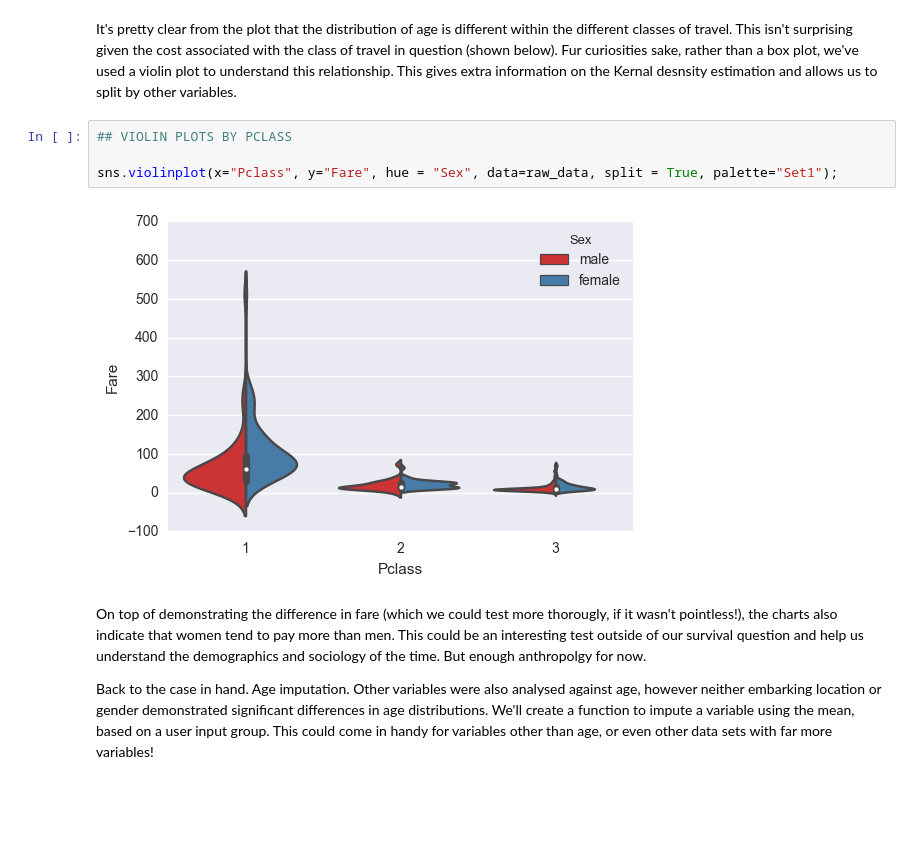
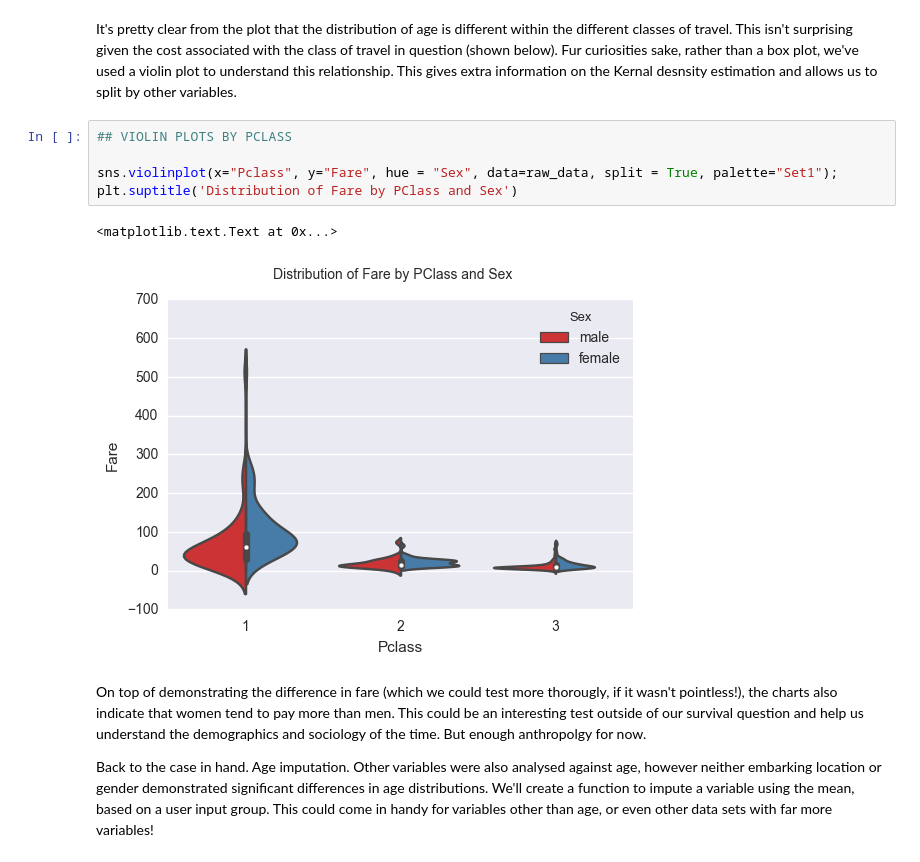
Before and after one commit to Dimantarian/UdacityNanoDegreeDataAnalysis, a Jupyter notebook: P2 Investigate a dataset - The TItanic.ipynb, the cells around one changed output. Cells and saved outputs as stored; diff of their text form; blank space fills up the shorter version.

```diff
--- a/P2 Investigate a dataset - The TItanic.ipynb
+++ b/P2 Investigate a dataset - The TItanic.ipynb
@@ -166,9 +167,11 @@ It's pretty clear from the plot that the distribution of age is different within
 # %%
 ## VIOLIN PLOTS BY PCLASS
 
 sns.violinplot(x="Pclass", y="Fare", hue = "Sex", data=raw_data, split = True, palette="Set1");
+plt.suptitle('Distribution of Fare by PClass and Sex')
 # %% [output]
+<matplotlib.text.Text at 0x...>
-[figure, old version]
+[figure, new version]
 # %% [markdown]
 On top of demonstrating the difference in fare (which we could test more thorougly, if it wasn't pointless!), the charts also indicate that women tend to pay more than men. This could be an interesting test outside of our survival question and help us understand the demographics and sociology of the time. But enough anthropolgy for now.
 
```
Also changed, not shown: parts of 20 cells of this notebook.
